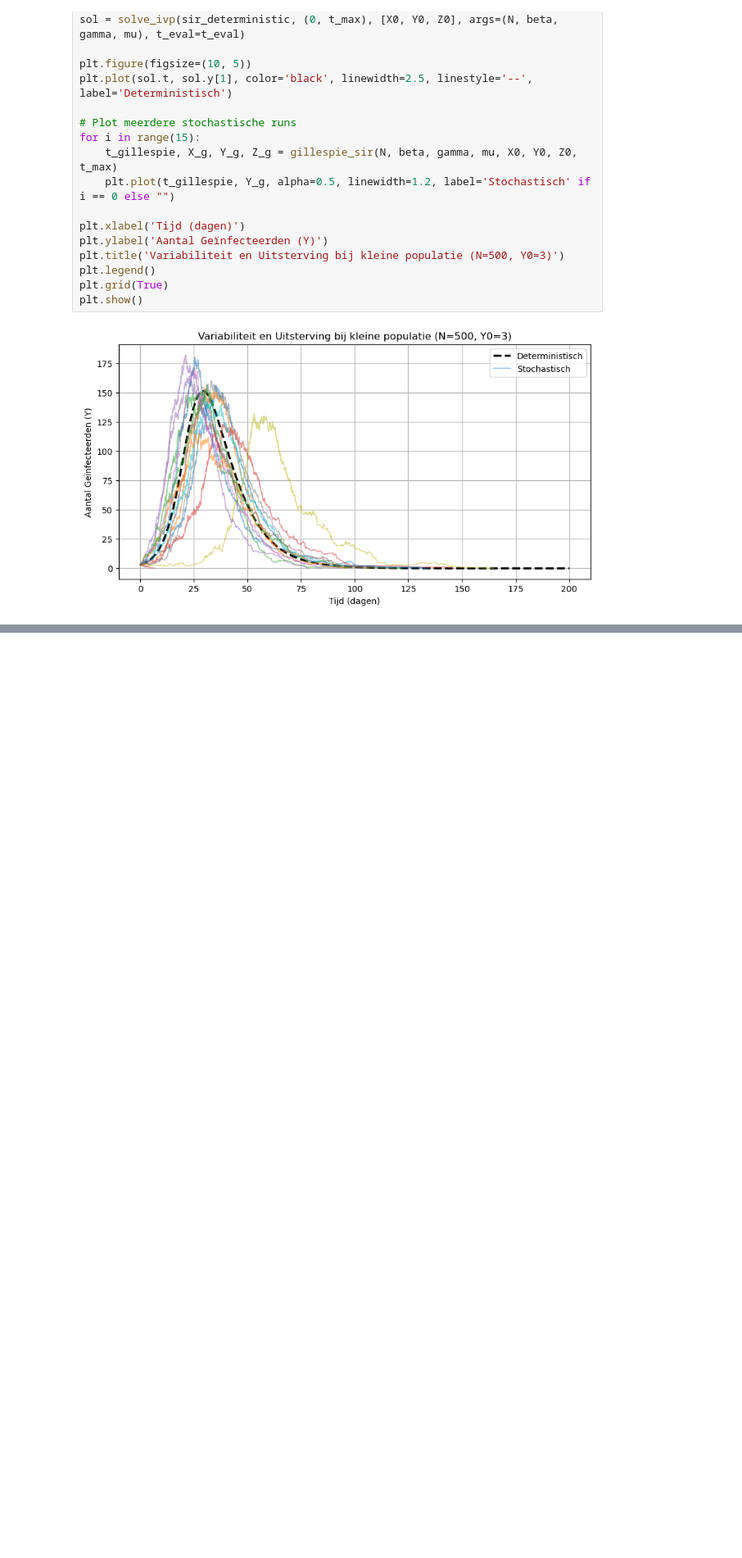
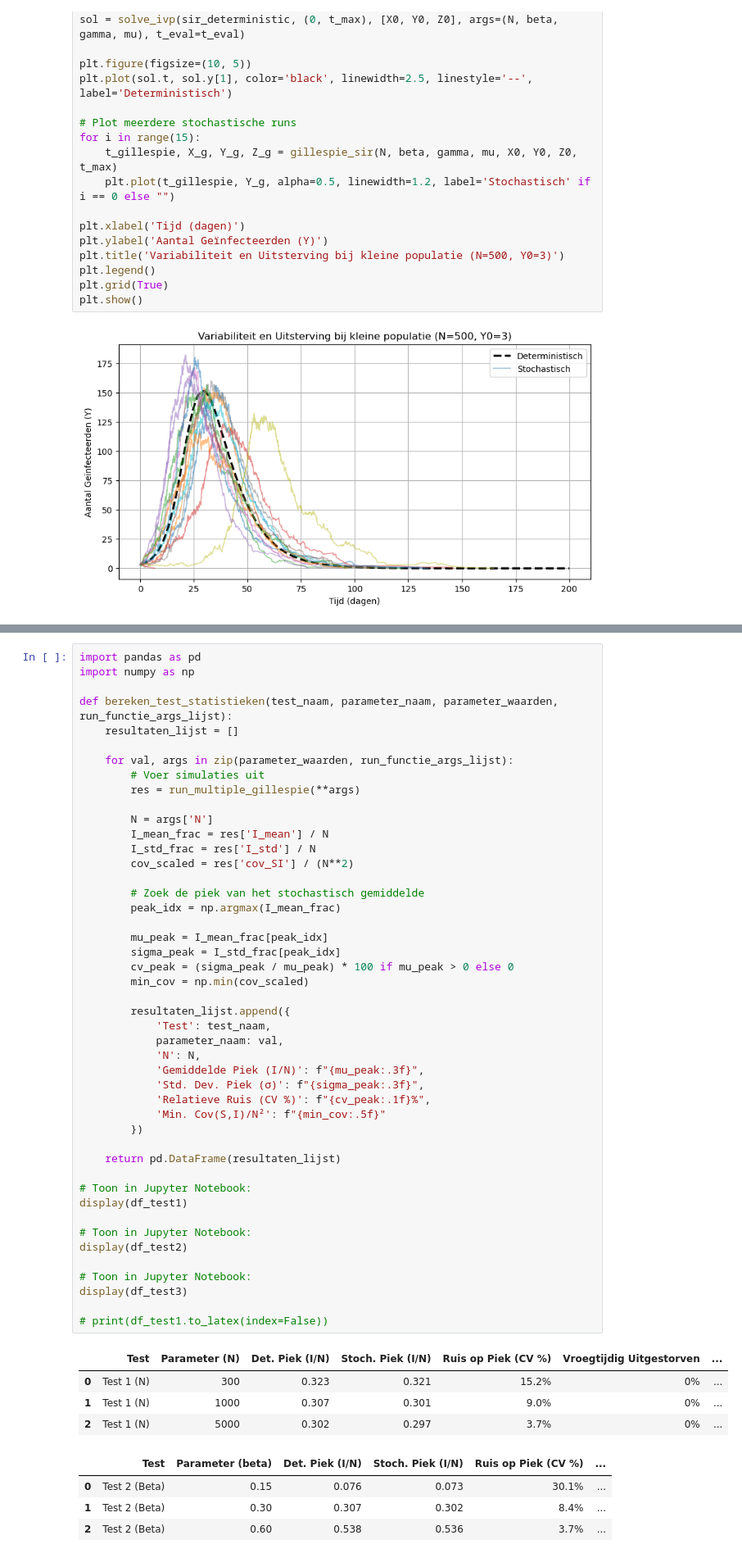
Before and after one commit to sam-jager/Introduction-to-Computational-Science-Assignment-2-Group-35, a Jupyter notebook: problem_1.ipynb, the cells around one changed output, grey strips where cells are left out. Shown at 82% size. Cells and saved outputs as stored; diff of their text form; blank space fills up the shorter version.

```diff
--- a/problem_1.ipynb
+++ b/problem_1.ipynb
@@ -210,0 +526,55 @@ plt.show()
+# %%
+import pandas as pd
+import numpy as np
+
+def bereken_test_statistieken(test_naam, parameter_naam, parameter_waarden, run_functie_args_lijst):
+    resultaten_lijst = []
+
+    for val, args in zip(parameter_waarden, run_functie_args_lijst):
+        # Voer simulaties uit
+        res = run_multiple_gillespie(**args)
+
+        N = args['N']
+        I_mean_frac = res['I_mean'] / N
+        I_std_frac = res['I_std'] / N
+        cov_scaled = res['cov_SI'] / (N**2)
+
+        # Zoek de piek van het stochastisch gemiddelde
+        peak_idx = np.argmax(I_mean_frac)
+
+        mu_peak = I_mean_frac[peak_idx]
+        sigma_peak = I_std_frac[peak_idx]
+        cv_peak = (sigma_peak / mu_peak) * 100 if mu_peak > 0 else 0
+        min_cov = np.min(cov_scaled)
+
+        resultaten_lijst.append({
+            'Test': test_naam,
+            parameter_naam: val,
+            'N': N,
+            'Gemiddelde Piek (I/N)': f"{mu_peak:.3f}",
+            'Std. Dev. Piek (σ)': f"{sigma_peak:.3f}",
+            'Relatieve Ruis (CV %)': f"{cv_peak:.1f}%",
+            'Min. Cov(S,I)/N²': f"{min_cov:.5f}"
+        })
+
+    return pd.DataFrame(resultaten_lijst)
+
+# Toon in Jupyter Notebook:
+display(df_test1)
+
+# Toon in Jupyter Notebook:
+display(df_test2)
+
+# Toon in Jupyter Notebook:
+display(df_test3)
+
+# print(df_test1.to_latex(index=False))
+# %% [output]
+|  | Test | Parameter (N) | Det. Piek (I/N) | Stoch. Piek (I/N) | Ruis op Piek (CV %) | Vroegtijdig Uitgestorven | ... |
+| 0 | Test 1 (N) | 300 | 0.323 | 0.321 | 15.2% | 0% | ... |
+| 1 | Test 1 (N) | 1000 | 0.307 | 0.301 | 9.0% | 0% | ... |
+| 2 | Test 1 (N) | 5000 | 0.302 | 0.297 | 3.7% | 0% | ... |
+|  | Test | Parameter (beta) | Det. Piek (I/N) | Stoch. Piek (I/N) | Ruis op Piek (CV %) | ... |
+| 0 | Test 2 (Beta) | 0.15 | 0.076 | 0.073 | 30.1% | ... |
+| 1 | Test 2 (Beta) | 0.30 | 0.307 | 0.302 | 8.4% | ... |
+| 2 | Test 2 (Beta) | 0.60 | 0.538 | 0.536 | 3.7% | ... |
```
Also changed, not shown: parts of 7 cells of this notebook.
